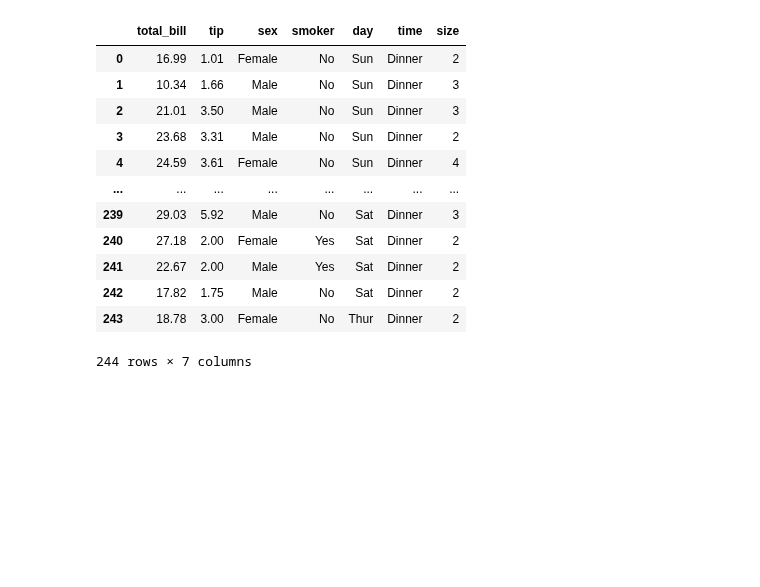
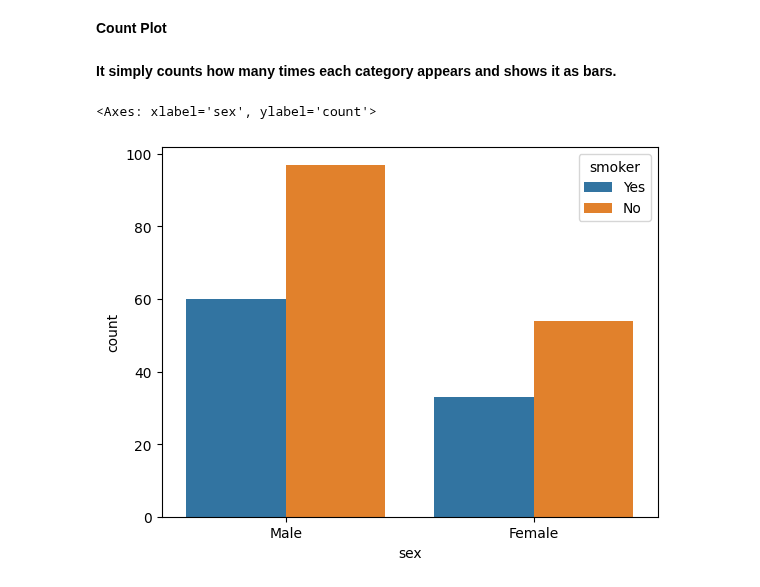
Before and after one commit to AbdulRehman817/Python, a Jupyter notebook: Data_Science_With_Python/Data_Visualization/CategoricalPlots.ipynb, the cells around one changed output. Saved outputs shown, nothing was run; the diff lists cells and outputs as text; code cells hidden in the pictures; blank space fills up the shorter version.

Commit message:
added categoricalPlots notebook

```diff
--- a/Data_Science_With_Python/Data_Visualization/CategoricalPlots.ipynb
+++ b/Data_Science_With_Python/Data_Visualization/CategoricalPlots.ipynb
@@ -2,18 +2,13 @@
 import matplotlib.pyplot as plt
 import seaborn as sns
 # %%
-sns.load_dataset("tips")
+df=sns.load_dataset("tips")
-# %% [output]
-|  | total_bill | tip | sex | smoker | day | time | size |
-| 0 | 16.99 | 1.01 | Female | No | Sun | Dinner | 2 |
-| 1 | 10.34 | 1.66 | Male | No | Sun | Dinner | 3 |
-| 2 | 21.01 | 3.50 | Male | No | Sun | Dinner | 3 |
-| 3 | 23.68 | 3.31 | Male | No | Sun | Dinner | 2 |
-| 4 | 24.59 | 3.61 | Female | No | Sun | Dinner | 4 |
-| ... | ... | ... | ... | ... | ... | ... | ... |
-| 239 | 29.03 | 5.92 | Male | No | Sat | Dinner | 3 |
-| 240 | 27.18 | 2.00 | Female | Yes | Sat | Dinner | 2 |
-| 241 | 22.67 | 2.00 | Male | Yes | Sat | Dinner | 2 |
-| 242 | 17.82 | 1.75 | Male | No | Sat | Dinner | 2 |
-| 243 | 18.78 | 3.00 | Female | No | Thur | Dinner | 2 |
-244 rows × 7 columns
+# %% [markdown]
+**Count Plot**
+# %% [markdown]
+**It simply counts how many times each category appears and shows it as bars.**
+# %%
+sns.countplot(x="sex",hue="smoker",data=df)
+# %% [output]
+<Axes: xlabel='sex', ylabel='count'>
+[figure, added]
```
Also changed, not shown: parts of 12 cells of this notebook.
